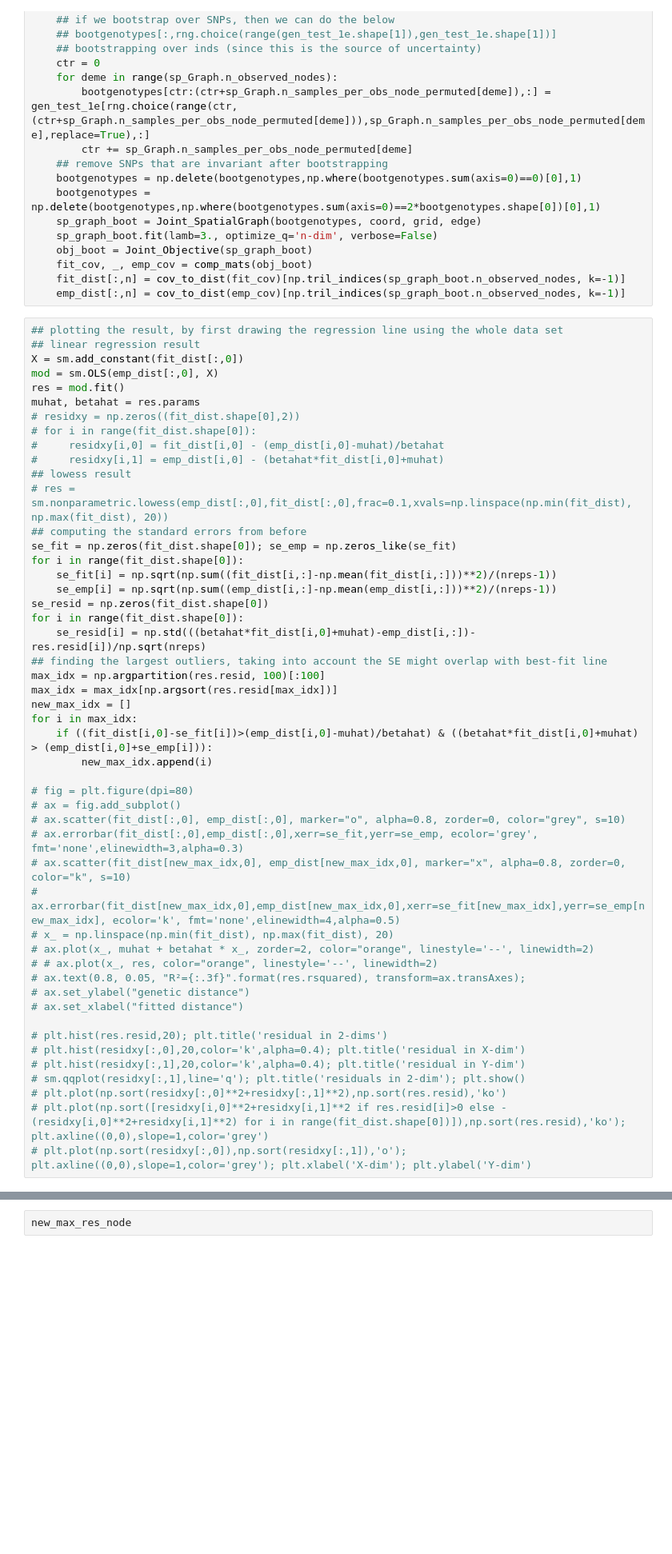
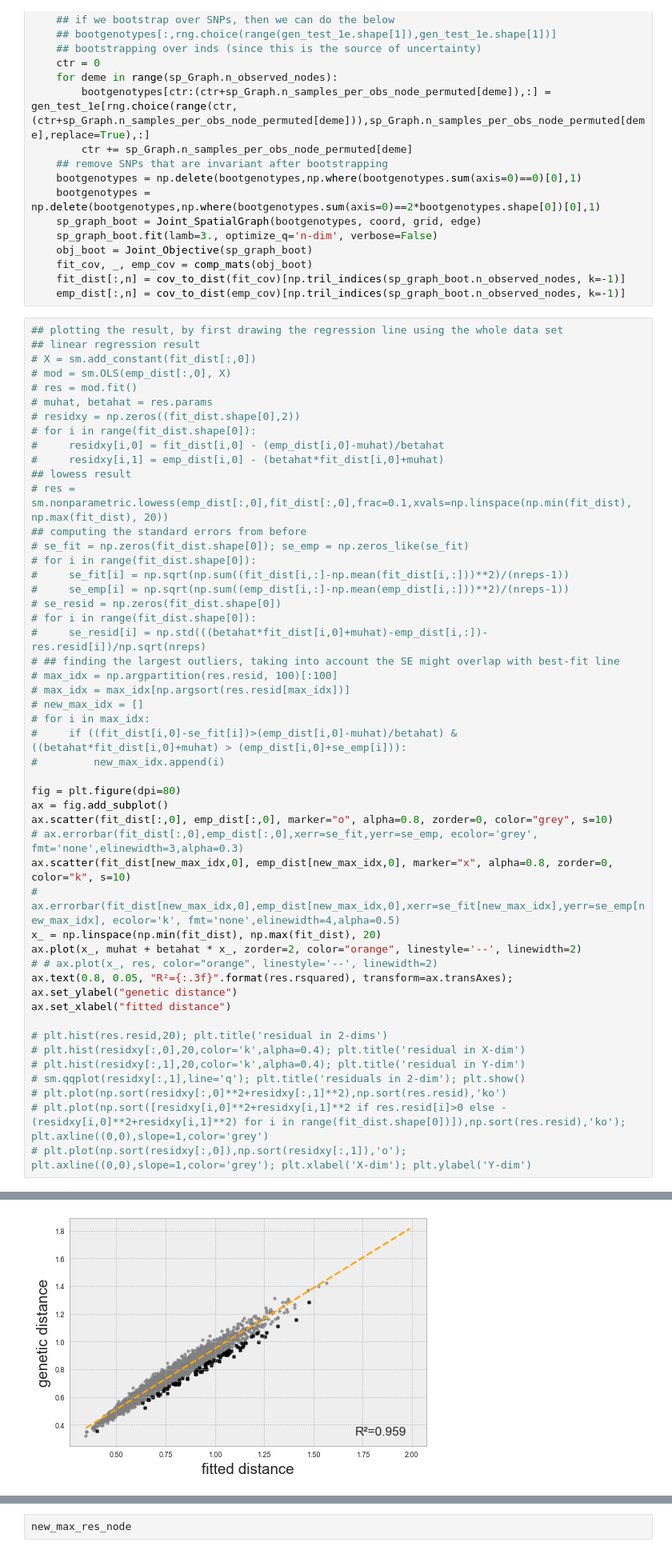
Before and after one commit to NovembreLab/feems, a Jupyter notebook: docs/notebooks/est-long-range.ipynb, the cells around one changed output, grey strips where cells are left out. Shown at 80% size. Drawn from its saved outputs; the diff is of its cells as text; blank space fills up the shorter version.

```diff
--- a/docs/notebooks/est-long-range.ipynb
+++ b/docs/notebooks/est-long-range.ipynb
@@ -885,10 +757,10 @@ for n in range(1,nreps+1):
 # %%
 ## plotting the result, by first drawing the regression line using the whole data set
 ## linear regression result
-X = sm.add_constant(fit_dist[:,0])
-mod = sm.OLS(emp_dist[:,0], X)
-res = mod.fit()
-muhat, betahat = res.params
+# X = sm.add_constant(fit_dist[:,0])
+# mod = sm.OLS(emp_dist[:,0], X)
+# res = mod.fit()
+# muhat, betahat = res.params
 # residxy = np.zeros((fit_dist.shape[0],2))
 # for i in range(fit_dist.shape[0]):
 #     residxy[i,0] = fit_dist[i,0] - (emp_dist[i,0]-muhat)/betahat
@@ -896,33 +768,33 @@ muhat, betahat = res.params
 ## lowess result
 # res = sm.nonparametric.lowess(emp_dist[:,0],fit_dist[:,0],frac=0.1,xvals=np.linspace(np.min(fit_dist), np.max(fit_dist), 20))
 ## computing the standard errors from before
-se_fit = np.zeros(fit_dist.shape[0]); se_emp = np.zeros_like(se_fit)
-for i in range(fit_dist.shape[0]):
-    se_fit[i] = np.sqrt(np.sum((fit_dist[i,:]-np.mean(fit_dist[i,:]))**2)/(nreps-1))
-    se_emp[i] = np.sqrt(np.sum((emp_dist[i,:]-np.mean(emp_dist[i,:]))**2)/(nreps-1))
-se_resid = np.zeros(fit_dist.shape[0])
-for i in range(fit_dist.shape[0]):
-    se_resid[i] = np.std(((betahat*fit_dist[i,0]+muhat)-emp_dist[i,:])-res.resid[i])/np.sqrt(nreps)
-## finding the largest outliers, taking into account the SE might overlap with best-fit line
-max_idx = np.argpartition(res.resid, 100)[:100]
-max_idx = max_idx[np.argsort(res.resid[max_idx])]
-new_max_idx = []
-for i in max_idx:
-    if ((fit_dist[i,0]-se_fit[i])>(emp_dist[i,0]-muhat)/betahat) & ((betahat*fit_dist[i,0]+muhat) > (emp_dist[i,0]+se_emp[i])):
-        new_max_idx.append(i)
+# se_fit = np.zeros(fit_dist.shape[0]); se_emp = np.zeros_like(se_fit)
+# for i in range(fit_dist.shape[0]):
+#     se_fit[i] = np.sqrt(np.sum((fit_dist[i,:]-np.mean(fit_dist[i,:]))**2)/(nreps-1))
+#     se_emp[i] = np.sqrt(np.sum((emp_dist[i,:]-np.mean(emp_dist[i,:]))**2)/(nreps-1))
+# se_resid = np.zeros(fit_dist.shape[0])
+# for i in range(fit_dist.shape[0]):
+#     se_resid[i] = np.std(((betahat*fit_dist[i,0]+muhat)-emp_dist[i,:])-res.resid[i])/np.sqrt(nreps)
+# ## finding the largest outliers, taking into account the SE might overlap with best-fit line
+# max_idx = np.argpartition(res.resid, 100)[:100]
+# max_idx = max_idx[np.argsort(res.resid[max_idx])]
+# new_max_idx = []
+# for i in max_idx:
+#     if ((fit_dist[i,0]-se_fit[i])>(emp_dist[i,0]-muhat)/betahat) & ((betahat*fit_dist[i,0]+muhat) > (emp_dist[i,0]+se_emp[i])):
+#         new_max_idx.append(i)
 
-# fig = plt.figure(dpi=80)
-# ax = fig.add_subplot()
-# ax.scatter(fit_dist[:,0], emp_dist[:,0], marker="o", alpha=0.8, zorder=0, color="grey", s=10)
+fig = plt.figure(dpi=80)
+ax = fig.add_subplot()
+ax.scatter(fit_dist[:,0], emp_dist[:,0], marker="o", alpha=0.8, zorder=0, color="grey", s=10)
 # ax.errorbar(fit_dist[:,0],emp_dist[:,0],xerr=se_fit,yerr=se_emp, ecolor='grey', fmt='none',elinewidth=3,alpha=0.3)
-# ax.scatter(fit_dist[new_max_idx,0], emp_dist[new_max_idx,0], marker="x", alpha=0.8, zorder=0, color="k", s=10)
+ax.scatter(fit_dist[new_max_idx,0], emp_dist[new_max_idx,0], marker="x", alpha=0.8, zorder=0, color="k", s=10)
 # ax.errorbar(fit_dist[new_max_idx,0],emp_dist[new_max_idx,0],xerr=se_fit[new_max_idx],yerr=se_emp[new_max_idx], ecolor='k', fmt='none',elinewidth=4,alpha=0.5)
-# x_ = np.linspace(np.min(fit_dist), np.max(fit_dist), 20)
-# ax.plot(x_, muhat + betahat * x_, zorder=2, color="orange", linestyle='--', linewidth=2)
+x_ = np.linspace(np.min(fit_dist), np.max(fit_dist), 20)
+ax.plot(x_, muhat + betahat * x_, zorder=2, color="orange", linestyle='--', linewidth=2)
 # # ax.plot(x_, res, color="orange", linestyle='--', linewidth=2)
-# ax.text(0.8, 0.05, "R²={:.3f}".format(res.rsquared), transform=ax.transAxes);
-# ax.set_ylabel("genetic distance")
-# ax.set_xlabel("fitted distance")
+ax.text(0.8, 0.05, "R²={:.3f}".format(res.rsquared), transform=ax.transAxes);
+ax.set_ylabel("genetic distance")
+ax.set_xlabel("fitted distance")
 
 # plt.hist(res.resid,20); plt.title('residual in 2-dims')
 # plt.hist(residxy[:,0],20,color='k',alpha=0.4); plt.title('residual in X-dim')
@@ -931,3 +803,4 @@ for i in max_idx:
 # plt.plot(np.sort(residxy[:,0]**2+residxy[:,1]**2),np.sort(res.resid),'ko')
 # plt.plot(np.sort([residxy[i,0]**2+residxy[i,1]**2 if res.resid[i]>0 else -(residxy[i,0]**2+residxy[i,1]**2) for i in range(fit_dist.shape[0])]),np.sort(res.resid),'ko'); plt.axline((0,0),slope=1,color='grey')
 # plt.plot(np.sort(residxy[:,0]),np.sort(residxy[:,1]),'o'); plt.axline((0,0),slope=1,color='grey'); plt.xlabel('X-dim'); plt.ylabel('Y-dim')
+# %% [output]
@@ -934,3 +808,4 @@ for i in max_idx:
+[figure, added]
 # %%
 # np.savetxt('/Users/vivaswatshastry/Desktop/feemsashr.txt',np.vstack((res.resid,se_resid)).T)
 # os.system('Rscript /Users/vivaswatshastry/Desktop/run_ashr.R')
```
Also changed, not shown: parts of 31 cells of this notebook, 5 other files.
